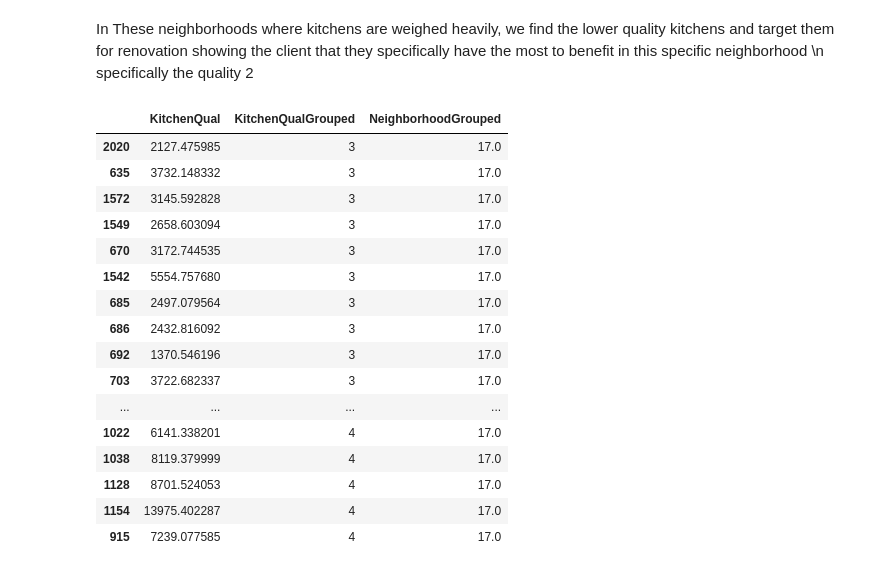
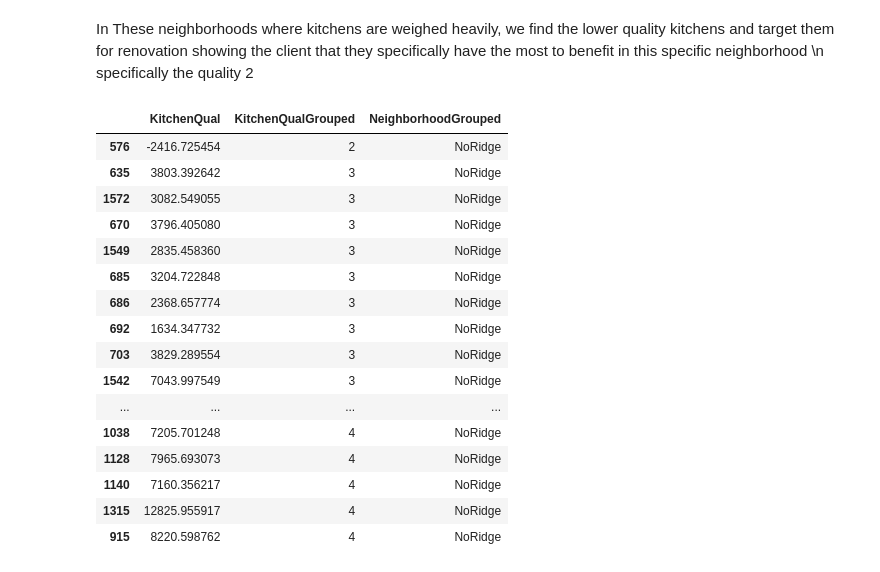
Before and after one commit to jasonphillip/Ames_Housing_ML_Project, a Jupyter notebook: models/Random_forest_model.ipynb, the cells around one changed output. Saved outputs shown, nothing was run; the diff lists cells and outputs as text; code cells hidden in the pictures.

```diff
--- a/models/Random_forest_model.ipynb
+++ b/models/Random_forest_model.ipynb
@@ -354,0 +418,17 @@ Model is overfitting
+# %%
+from sklearn.ensemble import StackingRegressor
+from sklearn.linear_model import Ridge
+from sklearn.svm import SVR
+
+# Define the base estimators
+base_estimators = [
+    ('rf', RandomForestRegressor(**best_params, random_state=0)),
+    ('ridge', Ridge(random_state=0)),
+    ('svr', SVR(kernel='linear'))
+]
+
+# Create the stacking regressor
+stacking_regressor = StackingRegressor(estimators=base_estimators, final_estimator=Ridge(random_state=0))
+
+# Evaluate the stacking regressor
+evaluate_model(stacking_regressor, X_train, y_train, X_test, y_test)
@@ -1138,0 +1383,26 @@ shap_values = explainer.shap_values(X_train)
+# %%
+# Adding back the Neighborhood Grouping to Shap dataframe
+shap_w_neighborhoods = pd.DataFrame(shap_values, columns=X_train.columns)
+shap_w_neighborhoods["NeighborhoodGrouped"] = X_train["Neighborhood"]
+shap_w_neighborhoods["KitchenQualGrouped"] = X_train["KitchenQual"]
+
+# Moving KitchenQual to First Column
+shap_w_neighborhoods.insert(0, "KitchenQual", shap_w_neighborhoods.pop("KitchenQual"))
+shap_w_neighborhoods.insert(
+    1, "KitchenQualGrouped", shap_w_neighborhoods.pop("KitchenQualGrouped")
+)
+shap_w_neighborhoods.insert(
+    2, "NeighborhoodGrouped", shap_w_neighborhoods.pop("NeighborhoodGrouped")
+)
+
+# Inverting the Neighborhood_mapping dictionary so that it maps from float values to string values:
+inverse_neighborhood_mapping = {v: k for k, v in Neighborhood_mapping.items()}
+
+# Applying the mapping to the NeighborhoodGrouped column
+shap_w_neighborhoods["NeighborhoodGrouped"] = shap_w_neighborhoods["NeighborhoodGrouped"].map(inverse_neighborhood_mapping)
+
+# Grouping by Neighborhood and getting average Kitchen Values
+shap_grouped = shap_w_neighborhoods.groupby(by="NeighborhoodGrouped")
+shap_grouped_avg = shap_grouped.mean().sort_values(by="KitchenQual", ascending=False)[["KitchenQual"]]
+
+shap_grouped_avg
@@ -1202,27 +1572,27 @@ shap_grouped_avg.nlargest(10, "KitchenQual")
 In These neighborhoods where kitchens are weighed heavily, we find the lower quality kitchens and target them for renovation showing the client that they specifically have the most to benefit in this specific neighborhood \n specifically the quality 2
 # %%
 # 17
-shap_w_neighborhoods[shap_w_neighborhoods["NeighborhoodGrouped"] == 17].iloc[
+shap_w_neighborhoods[shap_w_neighborhoods["NeighborhoodGrouped"] == "NoRidge"].iloc[
     :, 0:3
 ].sort_values("KitchenQualGrouped")
 # %% [output]
 |  | KitchenQual | KitchenQualGrouped | NeighborhoodGrouped |
-| 2020 | 2127.475985 | 3 | 17.0 |
-| 635 | 3732.148332 | 3 | 17.0 |
-| 1572 | 3145.592828 | 3 | 17.0 |
-| 1549 | 2658.603094 | 3 | 17.0 |
-| 670 | 3172.744535 | 3 | 17.0 |
-| 1542 | 5554.757680 | 3 | 17.0 |
-| 685 | 2497.079564 | 3 | 17.0 |
-| 686 | 2432.816092 | 3 | 17.0 |
-| 692 | 1370.546196 | 3 | 17.0 |
-| 703 | 3722.682337 | 3 | 17.0 |
+| 576 | -2416.725454 | 2 | NoRidge |
+| 635 | 3803.392642 | 3 | NoRidge |
+| 1572 | 3082.549055 | 3 | NoRidge |
+| 670 | 3796.405080 | 3 | NoRidge |
+| 1549 | 2835.458360 | 3 | NoRidge |
+| 685 | 3204.722848 | 3 | NoRidge |
+| 686 | 2368.657774 | 3 | NoRidge |
+| 692 | 1634.347732 | 3 | NoRidge |
+| 703 | 3829.289554 | 3 | NoRidge |
+| 1542 | 7043.997549 | 3 | NoRidge |
 | ... | ... | ... | ... |
-| 1022 | 6141.338201 | 4 | 17.0 |
-| 1038 | 8119.379999 | 4 | 17.0 |
-| 1128 | 8701.524053 | 4 | 17.0 |
-| 1154 | 13975.402287 | 4 | 17.0 |
-| 915 | 7239.077585 | 4 | 17.0 |
+| 1038 | 7205.701248 | 4 | NoRidge |
+| 1128 | 7965.693073 | 4 | NoRidge |
+| 1140 | 7160.356217 | 4 | NoRidge |
+| 1315 | 12825.955917 | 4 | NoRidge |
+| 915 | 8220.598762 | 4 | NoRidge |
 [interactive output not drawn]
 # %%
 # 23
```
Also changed, not shown: parts of 40 cells of this notebook.
